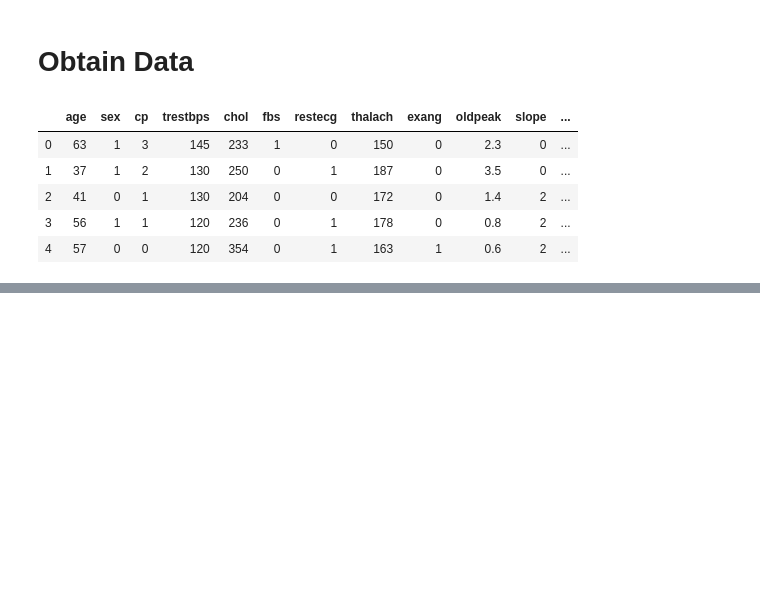
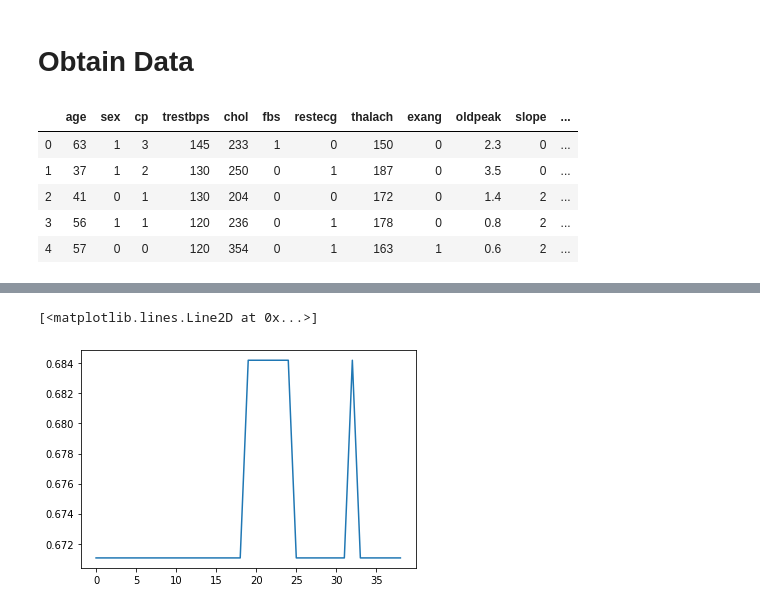
Before and after one commit to douglaspsteen/self_training_example, a Jupyter notebook: self_training.ipynb, the cells around one changed output, grey strips where cells are left out. Drawn from its saved outputs; the diff is of its cells as text; code cells hidden in the pictures; blank space fills up the shorter version.

Commit message:
try Logistic Regression

```diff
--- a/self_training.ipynb
+++ b/self_training.ipynb
@@ -94,3 +66,4 @@ clf = LogisticRegression(max_iter=1000)
 
 clf.fit(X_train, y_train)
 y_hat_test = clf.predict(X_test)
+y_hat_train = clf.predict(X_train)
@@ -100,0 +70,4 @@ accuracy_score(y_test, y_hat_test)
+# %%
+trainaccuracy_score(y_test, y_hat_test)
+
+accuracy_score(y_train, y_hat_train)
@@ -138,2 +113,3 @@ df_unlab_preds
 # %%
-df_unlab_preds.sort_values(by='prob_diff', ascending=False)[:10]
+top_preds = df_unlab_preds.sort_values(by='prob_diff', ascending=False)[:10]
+top_preds_index = df_unlab_preds.sort_values(by='prob_diff', ascending=False)[:10].index
@@ -157,0 +235,6 @@ df.loc[[161,193]]
+# %%
+train_accs, test_accs = self_training_classification(X_train, y_train,
+                                                     X_unlabeled,
+                                                     X_test, y_test,
+                                                     LogisticRegression(max_iter=1000),
+                                                     step_size = 5)
@@ -157,0 +259,6 @@ df.loc[[161,193]]
+# %%
+plt.plot(range(39), test_accs)
+#plt.plot(range(18), train_accs);
+# %% [output]
+[<matplotlib.lines.Line2D at 0x...>]
+[figure, added]
```
Also changed, not shown: parts of 23 cells of this notebook.
